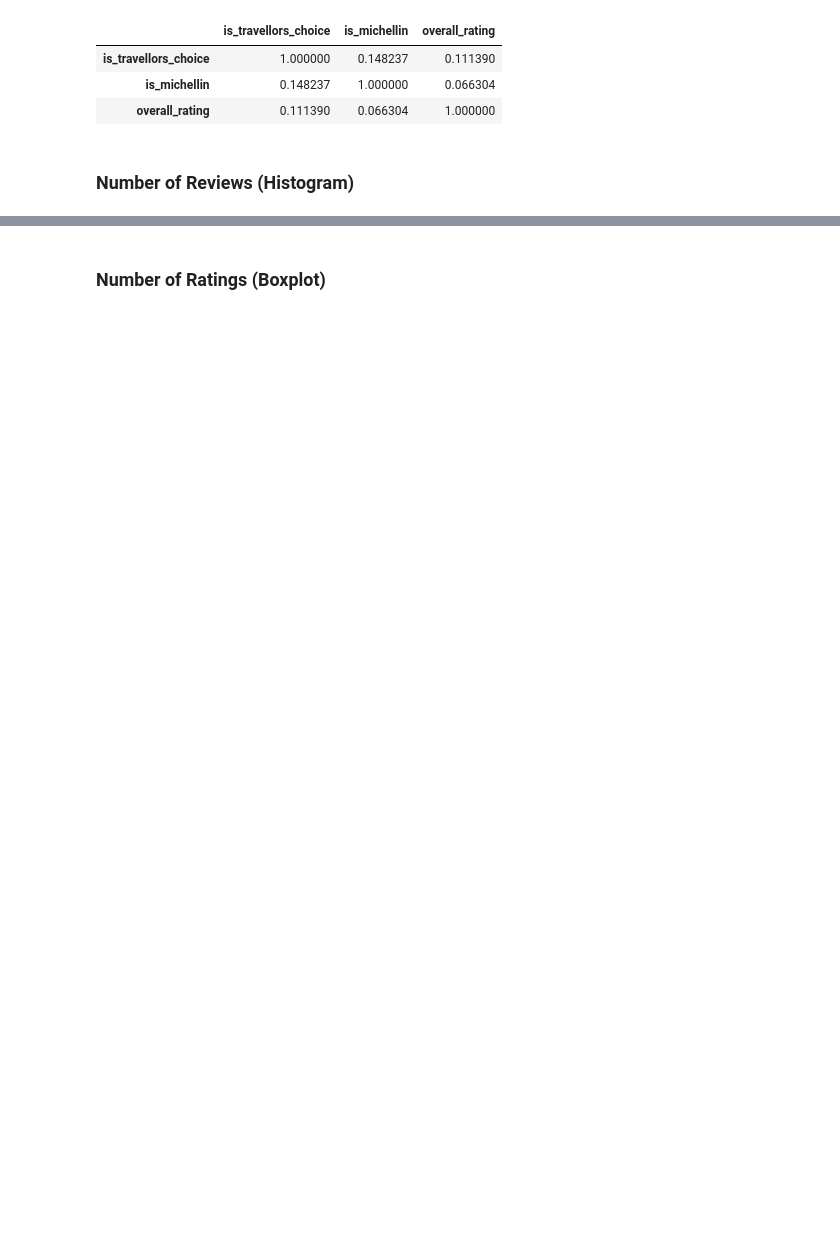
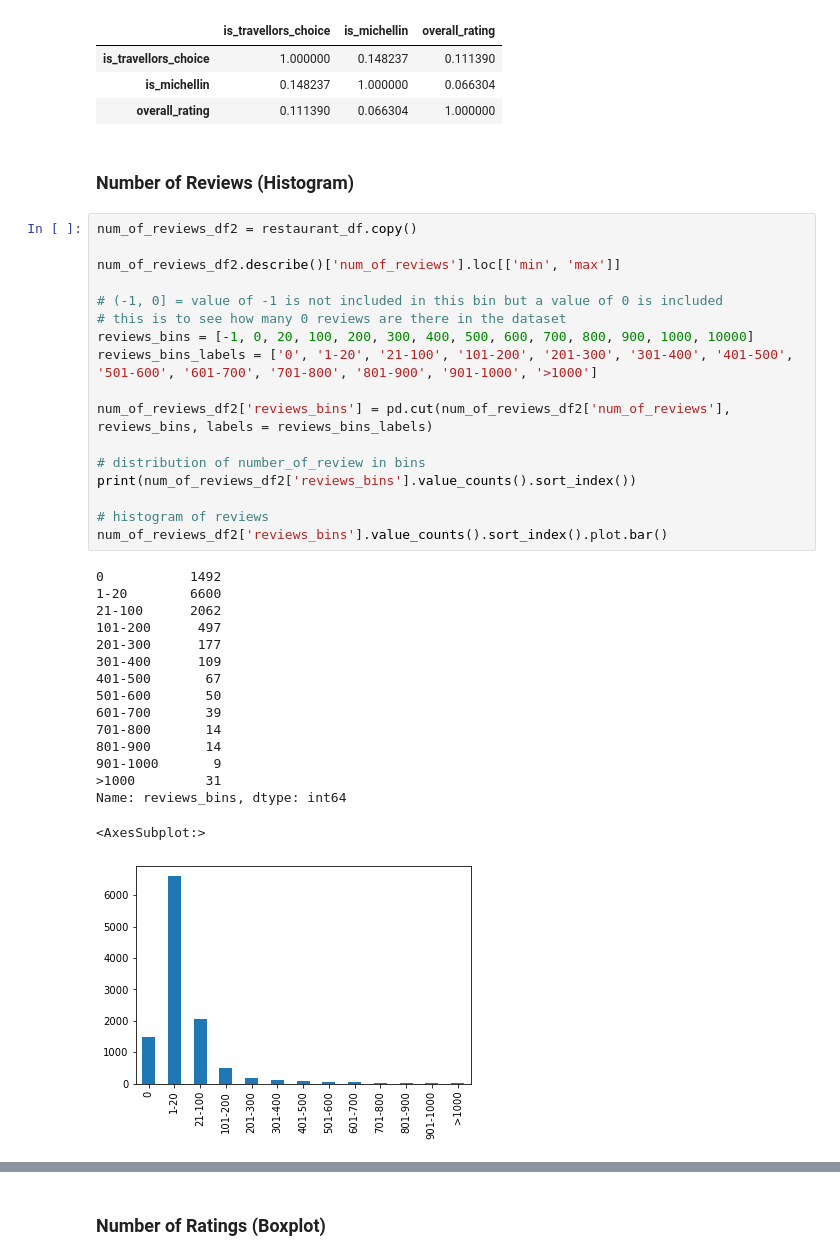
Before and after one commit to chinhockyang/restaurant_ratings_analysis, a Jupyter notebook: Dylan_EDA.ipynb, the cells around one changed output, grey strips where cells are left out. Cells and saved outputs as stored; diff of their text form; blank space fills up the shorter version.

```diff
--- a/Dylan_EDA.ipynb
+++ b/Dylan_EDA.ipynb
@@ -69,4 +54,38 @@ restaurant_df_copy.corr(method='pearson')
 | overall_rating | 0.111390 | 0.066304 | 1.000000 |
 # %% [markdown]
 ### Number of Reviews (Histogram)
+# %%
+num_of_reviews_df2 = restaurant_df.copy()
+
+num_of_reviews_df2.describe()['num_of_reviews'].loc[['min', 'max']]
+
+# (-1, 0] = value of -1 is not included in this bin but a value of 0 is included
+# this is to see how many 0 reviews are there in the dataset
+reviews_bins = [-1, 0, 20, 100, 200, 300, 400, 500, 600, 700, 800, 900, 1000, 10000]
+reviews_bins_labels = ['0', '1-20', '21-100', '101-200', '201-300', '301-400', '401-500', '501-600', '601-700', '701-800', '801-900', '901-1000', '>1000']
+
+num_of_reviews_df2['reviews_bins'] = pd.cut(num_of_reviews_df2['num_of_reviews'], reviews_bins, labels = reviews_bins_labels)
+
+# distribution of number_of_review in bins
+print(num_of_reviews_df2['reviews_bins'].value_counts().sort_index())
+
+# histogram of reviews
+num_of_reviews_df2['reviews_bins'].value_counts().sort_index().plot.bar()
+# %% [output]
+0           1492
+1-20        6600
+21-100      2062
+101-200      497
+201-300      177
+301-400      109
+401-500       67
+501-600       50
+601-700       39
+701-800       14
+801-900       14
+901-1000       9
+>1000         31
+Name: reviews_bins, dtype: int64
+<AxesSubplot:>
+[figure, added]
 # %%
```
Also changed, not shown: parts of 16 cells of this notebook.
